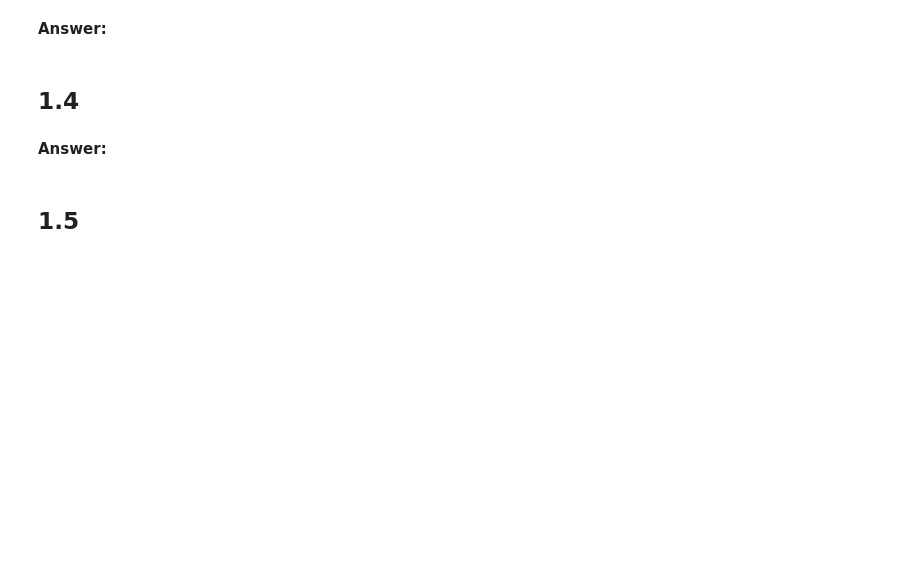
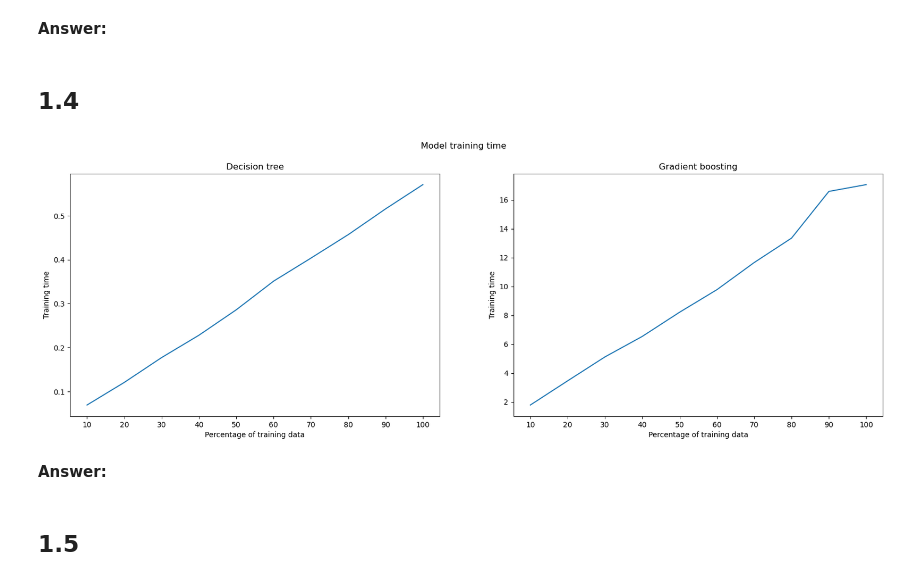
Before and after one commit to as13381/301_hw, a Jupyter notebook: as13381_hw2/as13381_hw2_p1.ipynb, the cells around one changed output. Saved outputs shown, nothing was run; the diff lists cells and outputs as text; code cells hidden in the pictures; blank space fills up the shorter version.

```diff
--- a/as13381_hw2/as13381_hw2_p1.ipynb
+++ b/as13381_hw2/as13381_hw2_p1.ipynb
@@ -48,0 +44,17 @@ http://0624ab47fe24:40000/dtale/main/1
+# %%
+# your code starts here
+# Store the feature data
+X = dataset.data
+# store the target data
+y = dataset.target
+# split the data using Scikit-Learn's train_test_split
+from sklearn.model_selection import train_test_split
+
+X_train, X_test, y_train, y_test = train_test_split(X, y, test_size=0.2, random_state=0, shuffle= True)
+
+print("Total size of the sample:", len(X))
+print("Size of Training set:", len(X_train))
+print("Size of Test set:", len(X_test))
+
+training = {0.1 * i: [train_test_split(X_train, y_train, train_size=0.1 * i, random_state=i, shuffle=True)[j] for j in [0, 2]] for i in range(1, 10)}
+training[1.0] = [X_train, y_train]
@@ -61,3 +161,26 @@ http://0624ab47fe24:40000/dtale/main/1
+# %%
+# your code starts here
+fig, axs = plt.subplots(1, 2, figsize=(20, 6))
+
+plt.sca(axs[0])
+plt.plot(perf[0].astype(int), perf[2])
+plt.title('Decision tree')
+plt.xlabel('Percentage of training data')
+plt.ylabel('Training time')
+plt.xticks(perf[0].astype(int))
+
+plt.sca(axs[1])
+plt.plot(perf[0].astype(int), perf[4])
+plt.title('Gradient boosting')
+plt.xlabel('Percentage of training data')
+plt.ylabel('Training time')
+plt.xticks(perf[0].astype(int))
+
+plt.suptitle('Model training time')
+
+plt.show()
+# %% [output]
+[figure, added]
 # %% [markdown]
 **Answer:**
 # %% [markdown]
```
Also changed, not shown: parts of 9 cells of this notebook, 1 other file.
